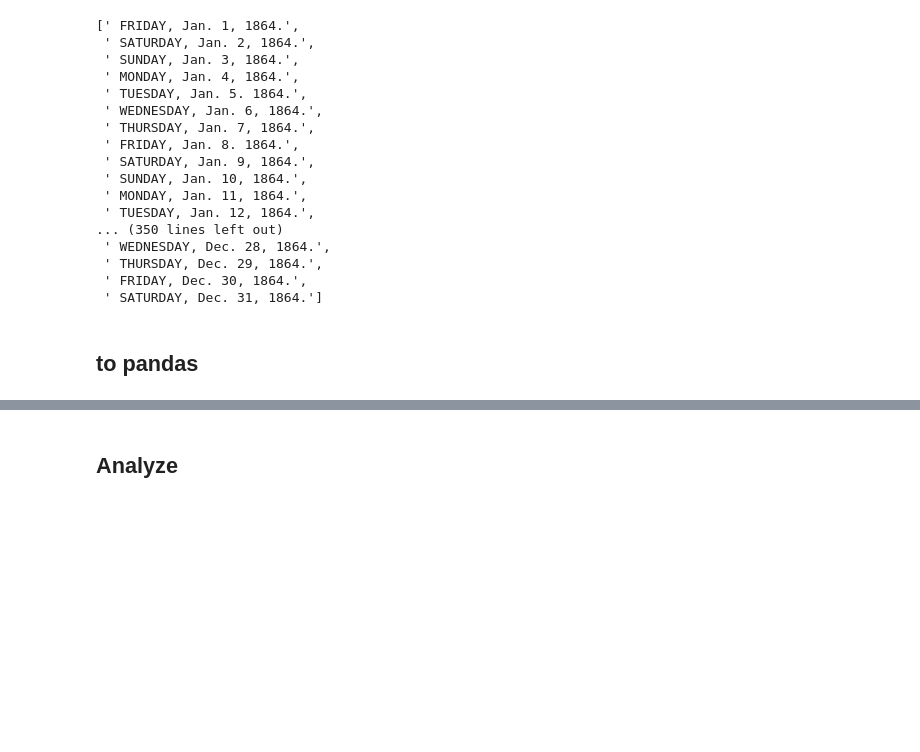
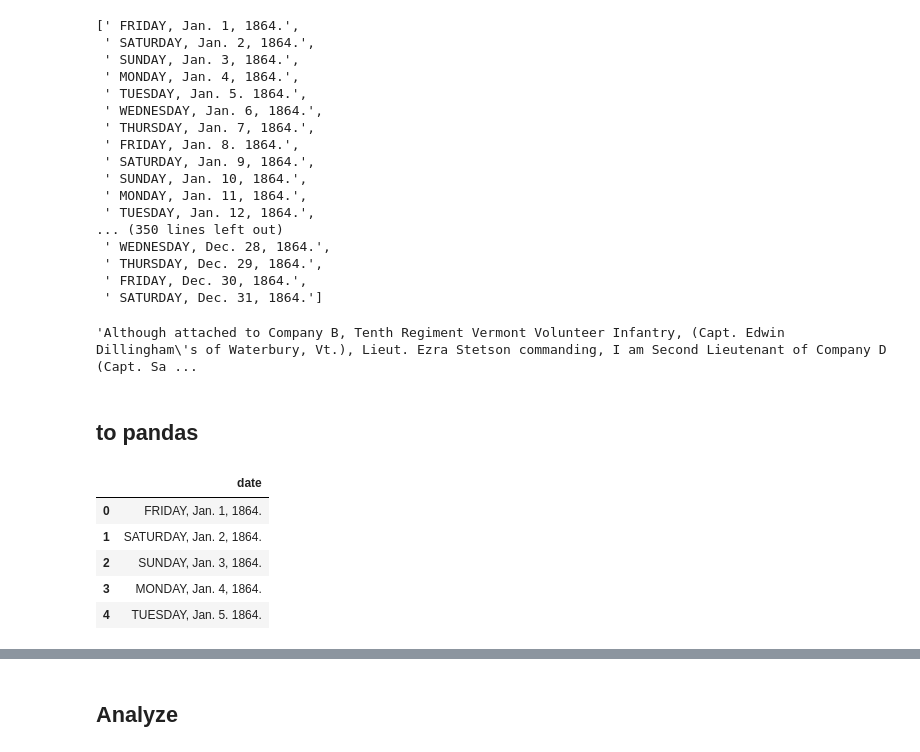
Before and after one commit to Ferrari-7/sentiment-in-the-recollections-of-a-soldier, a Jupyter notebook: notes.ipynb, the cells around one changed output, grey strips where cells are left out. Cells and saved outputs as stored; diff of their text form; code cells hidden in the pictures; blank space fills up the shorter version.

```diff
--- a/notes.ipynb
+++ b/notes.ipynb
@@ -101,7 +106,9 @@ for i in range(len(entries)):
     current_entry = entries[i][0]
     current_entry = current_entry.replace("\n", " ")
     entries_clean.append(current_entry)
-entries_clean[-1]
+entries_clean[0]
+# %% [output]
+'Although attached to Company B, Tenth Regiment Vermont Volunteer Infantry, (Capt. Edwin Dillingham\'s of Waterbury, Vt.), Lieut. Ezra Stetson commanding, I am Second Lieutenant of Company D (Capt. Sa ...
 # %%
 len(entries_clean)
 # %% [markdown]
@@ -109,6 +116,15 @@ len(entries_clean)
 # %%
 df1 = pd.DataFrame(dates_clean, columns=["date"])
 df2 = pd.DataFrame(entries_clean, columns=["entry"])
+# %%
+df1.head()
+# %% [output]
+|  | date |
+| 0 | FRIDAY, Jan. 1, 1864. |
+| 1 | SATURDAY, Jan. 2, 1864. |
+| 2 | SUNDAY, Jan. 3, 1864. |
+| 3 | MONDAY, Jan. 4, 1864. |
+| 4 | TUESDAY, Jan. 5. 1864. |
 # %%
 df = pd.concat([df1, df2], axis=1)
 # %%
```
Also changed, not shown: parts of 15 cells of this notebook.
